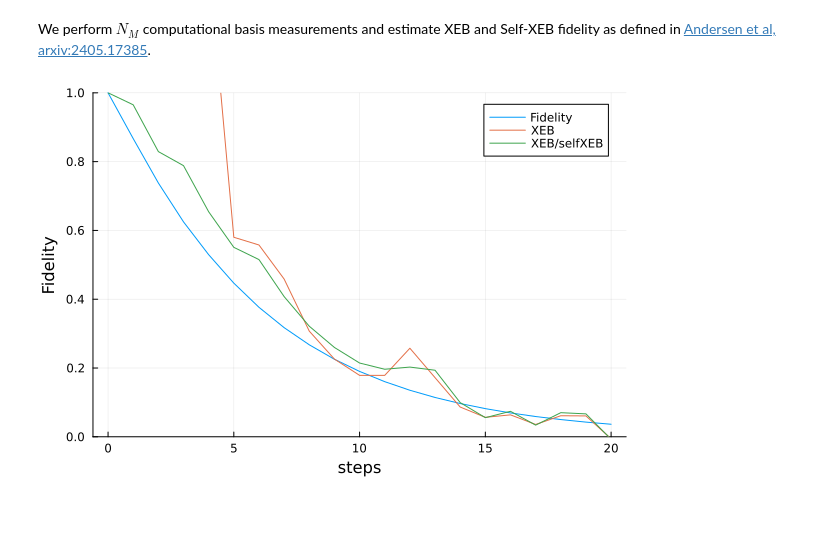
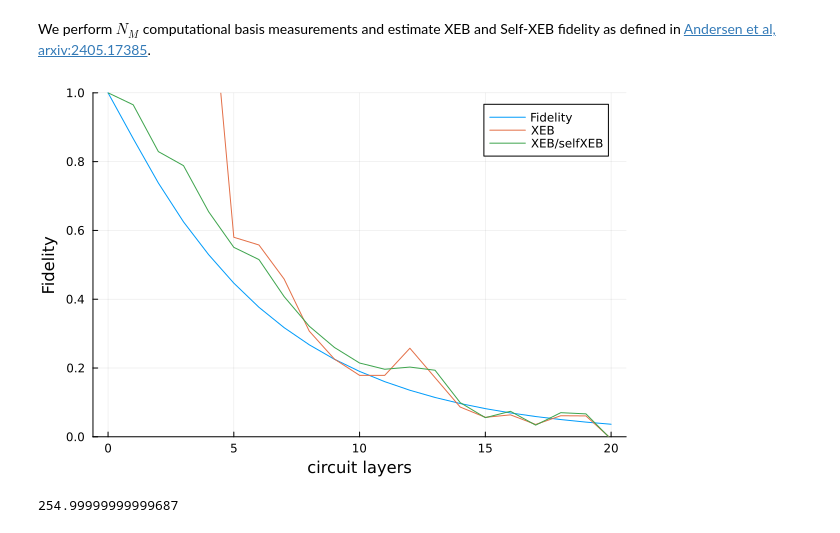
Before and after one commit to bvermersch/RandomMeas.jl, a Jupyter notebook: examples/CrossEntropyBenchmarking.ipynb, the cells around one changed output. Saved outputs shown, nothing was run; the diff lists cells and outputs as text; code cells hidden in the pictures.

```diff
--- a/examples/CrossEntropyBenchmarking.ipynb
+++ b/examples/CrossEntropyBenchmarking.ipynb
@@ -94,10 +94,14 @@ end
 # %%
 using Plots
 plot(0:steps,F,label="Fidelity")
 plot!(0:steps,XEB,label="XEB")
 plot!(0:steps,XEB_c,label="XEB/selfXEB")
-xlabel!("steps")
+xlabel!("circuit layers")
 ylabel!("Fidelity")
 ylims!((0,1))
 # %% [output]
-[figure, old version]
+[figure, new version]
+# %%
+XEB[1]
+# %% [output]
+254.99999999999687
```
Also changed, not shown: 3 other files.
